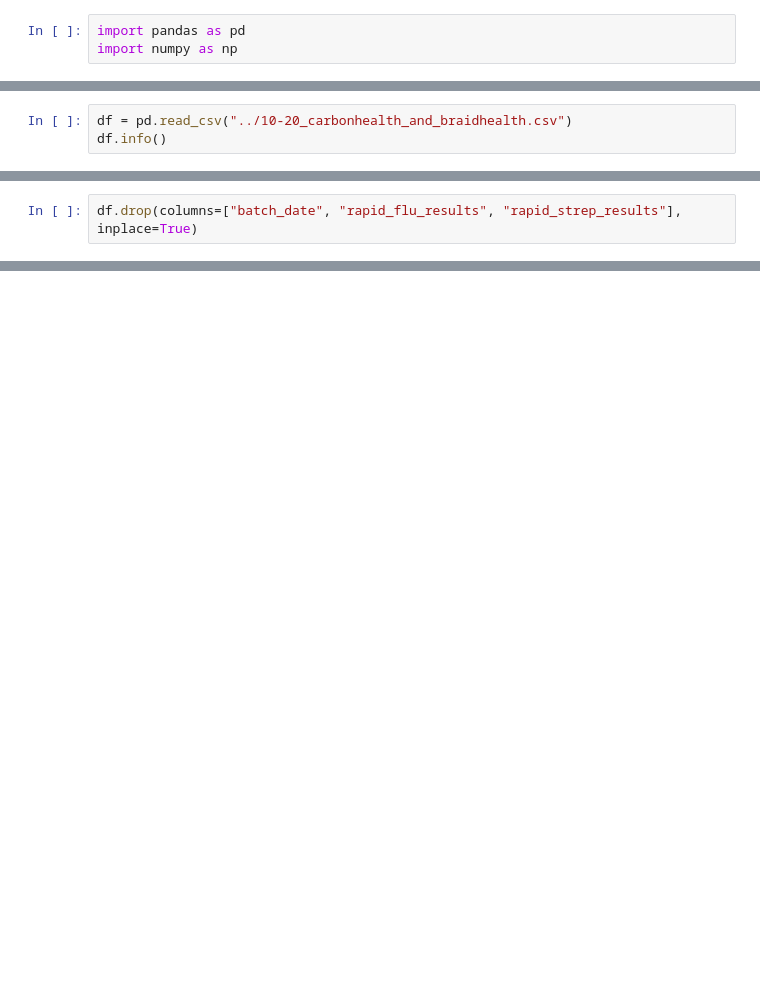
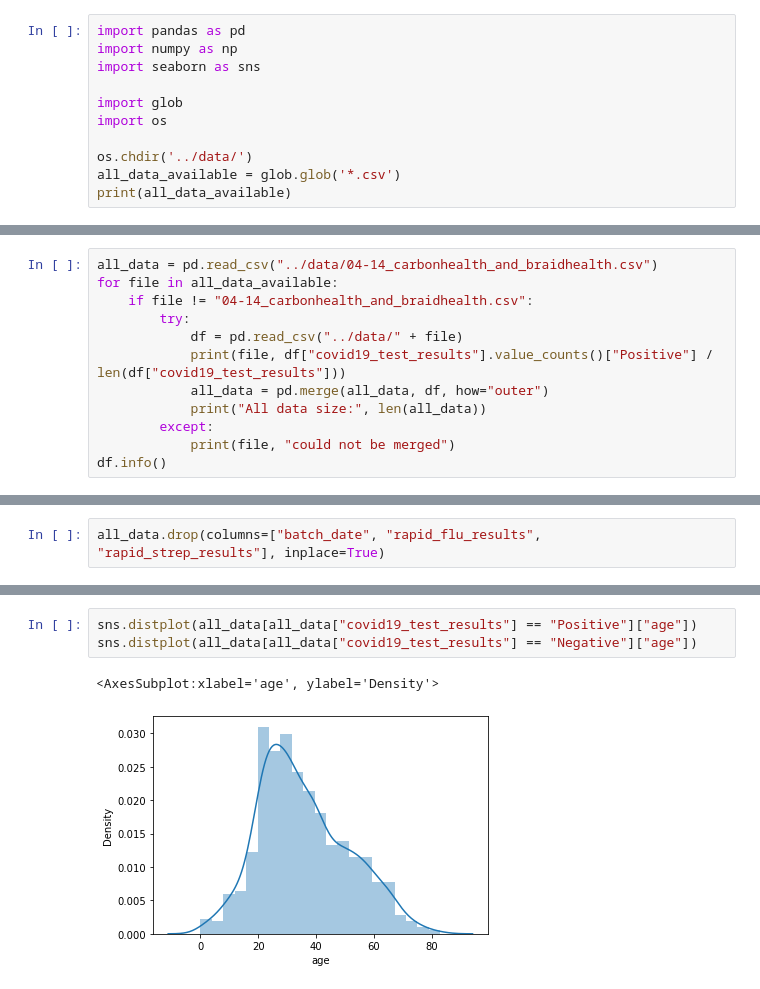
Before and after one commit to Sir-Slade/covidclinicaldata, a Jupyter notebook: notebooks/DataExploration_Jeshua.ipynb, the cells around one changed output, grey strips where cells are left out. Cells and saved outputs as stored; diff of their text form; blank space fills up the shorter version.

```diff
--- a/notebooks/DataExploration_Jeshua.ipynb
+++ b/notebooks/DataExploration_Jeshua.ipynb
@@ -1,3 +1,11 @@
 # %%
 import pandas as pd
 import numpy as np
+import seaborn as sns
+
+import glob
+import os
+
+os.chdir('../data/')
+all_data_available = glob.glob('*.csv')
+print(all_data_available)
@@ -4,3 +13,0 @@ import numpy as np
-# %%
-df = pd.read_csv("../10-20_carbonhealth_and_braidhealth.csv")
-df.info()
@@ -24,0 +14,12 @@ memory usage: 1.6+ MB
+# %%
+all_data = pd.read_csv("../data/04-14_carbonhealth_and_braidhealth.csv")
+for file in all_data_available:
+    if file != "04-14_carbonhealth_and_braidhealth.csv":
+        try:
+            df = pd.read_csv("../data/" + file)
+            print(file, df["covid19_test_results"].value_counts()["Positive"] / len(df["covid19_test_results"]))
+            all_data = pd.merge(all_data, df, how="outer")
+            print("All data size:", len(all_data))
+        except:
+            print(file, "could not be merged")
+df.info()
@@ -25,2 +44,2 @@ memory usage: 1.6+ MB
 # %%
-df.drop(columns=["batch_date", "rapid_flu_results", "rapid_strep_results"], inplace=True)
+all_data.drop(columns=["batch_date", "rapid_flu_results", "rapid_strep_results"], inplace=True)
@@ -26,0 +114,6 @@ df.drop(columns=["batch_date", "rapid_flu_results", "rapid_strep_results"], inpl
+# %%
+sns.distplot(all_data[all_data["covid19_test_results"] == "Positive"]["age"])
+sns.distplot(all_data[all_data["covid19_test_results"] == "Negative"]["age"])
+# %% [output]
+<AxesSubplot:xlabel='age', ylabel='Density'>
+[figure, added]
```
Also changed, not shown: parts of 9 cells of this notebook.
